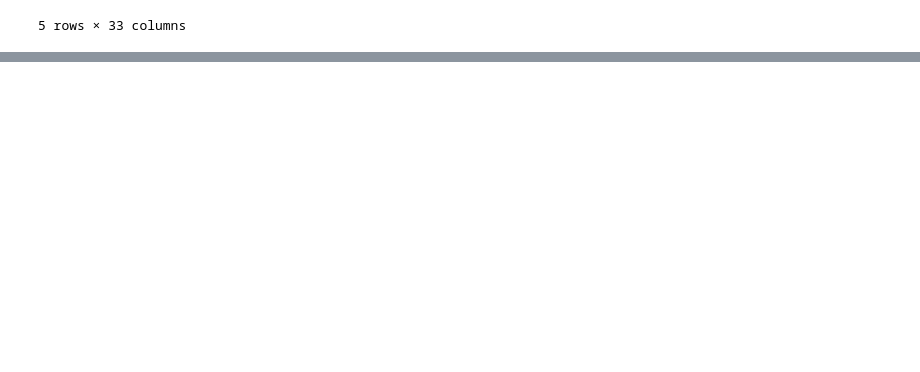
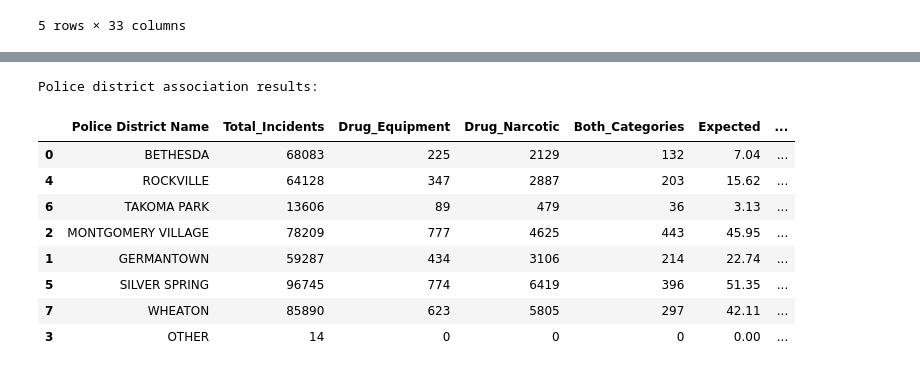
Before and after one commit to ArunaMahaGamage/MSC-AI-CW1, a Jupyter notebook: learning/01_CW1_Data_Analysis.ipynb, the cells around one changed output, grey strips where cells are left out. Cells and saved outputs as stored; diff of their text form; code cells hidden in the pictures; blank space fills up the shorter version.

```diff
--- a/learning/01_CW1_Data_Analysis.ipynb
+++ b/learning/01_CW1_Data_Analysis.ipynb
@@ -2747,0 +3779,55 @@ All rows preserved: True
+# %%
+
+# RQ1.15 - Calculate Lift for each police district
+
+# Create a column indicating whether both categories are present
+district_crime_data["Both Categories"] = (
+    district_crime_data["Drug Equipment"]
+    & district_crime_data["Drug/Narcotic"]
+)
+
+# Group by police district
+district_summary = (
+    district_crime_data.groupby("Police District Name")
+    .agg(
+        Total_Incidents=("Incident ID", "count"),
+        Drug_Equipment=("Drug Equipment", "sum"),
+        Drug_Narcotic=("Drug/Narcotic", "sum"),
+        Both_Categories=("Both Categories", "sum")
+    )
+    .reset_index()
+)
+
+# Calculate expected co-occurrence
+district_summary["Expected"] = (
+    district_summary["Drug_Equipment"]
+    * district_summary["Drug_Narcotic"]
+    / district_summary["Total_Incidents"]
+)
+
+# Calculate Lift
+district_summary["Lift"] = (
+    district_summary["Both_Categories"]
+    / district_summary["Expected"]
+)
+
+# Sort districts by Lift
+district_summary = district_summary.sort_values(
+    "Lift",
+    ascending=False
+)
+
+print("Police district association results:")
+
+display(district_summary.round(2))
+# %% [output]
+Police district association results:
+|  | Police District Name | Total_Incidents | Drug_Equipment | Drug_Narcotic | Both_Categories | Expected | ... |
+| 0 | BETHESDA | 68083 | 225 | 2129 | 132 | 7.04 | ... |
+| 4 | ROCKVILLE | 64128 | 347 | 2887 | 203 | 15.62 | ... |
+| 6 | TAKOMA PARK | 13606 | 89 | 479 | 36 | 3.13 | ... |
+| 2 | MONTGOMERY VILLAGE | 78209 | 777 | 4625 | 443 | 45.95 | ... |
+| 1 | GERMANTOWN | 59287 | 434 | 3106 | 214 | 22.74 | ... |
+| 5 | SILVER SPRING | 96745 | 774 | 6419 | 396 | 51.35 | ... |
+| 7 | WHEATON | 85890 | 623 | 5805 | 297 | 42.11 | ... |
+| 3 | OTHER | 14 | 0 | 0 | 0 | 0.00 | ... |
```
Also changed, not shown: parts of 73 cells of this notebook.
